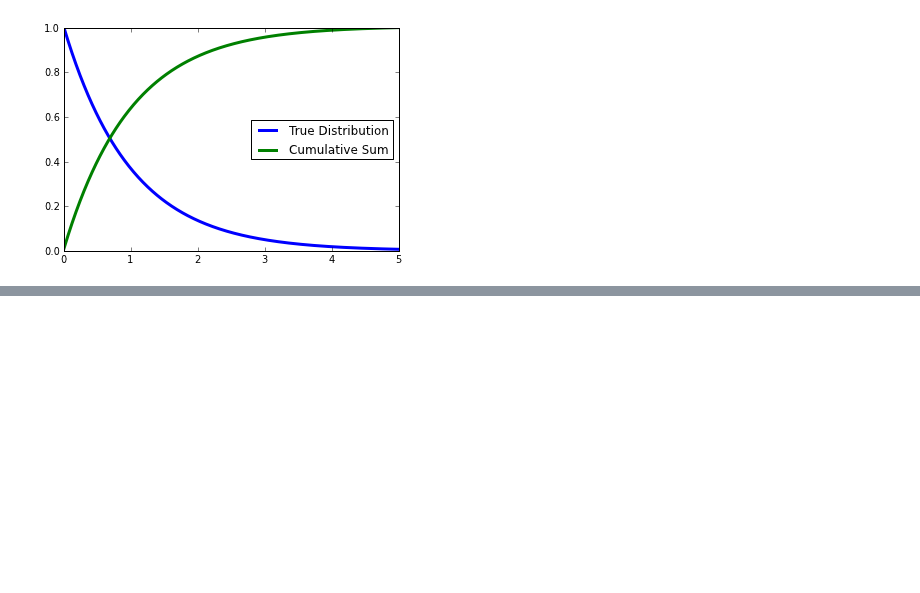
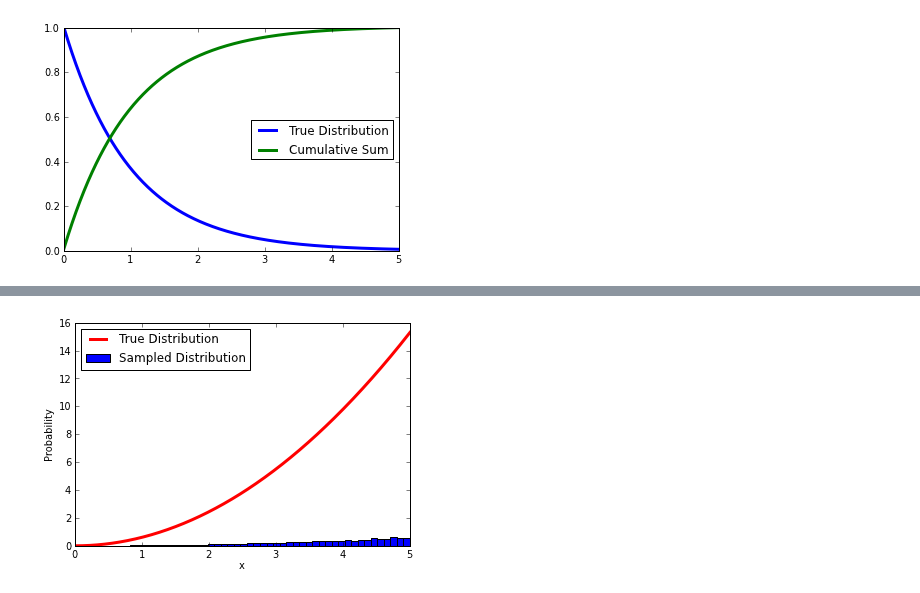
Before and after one commit to nmilgram/PHYS-202-S13, a Jupyter notebook: Week8/Random Numbers and Monte Carlo Simulations.ipynb, the cells around one changed output, grey strips where cells are left out. Drawn from its saved outputs; the diff is of its cells as text; code cells hidden in the pictures; blank space fills up the shorter version.

```diff
--- a/Week8/Random Numbers and Monte Carlo Simulations.ipynb
+++ b/Week8/Random Numbers and Monte Carlo Simulations.ipynb
@@ -155,0 +158,4 @@ distribute1D(arange(0.,5.01, .01),lambda x: e**(-x),10000)
+# %%
+distribute1D(arange(0.,5.01, .01),lambda x: x**2,10000)
+# %% [output]
+[figure, added]
```
Also changed, not shown: parts of 13 cells of this notebook, 2 other files.
